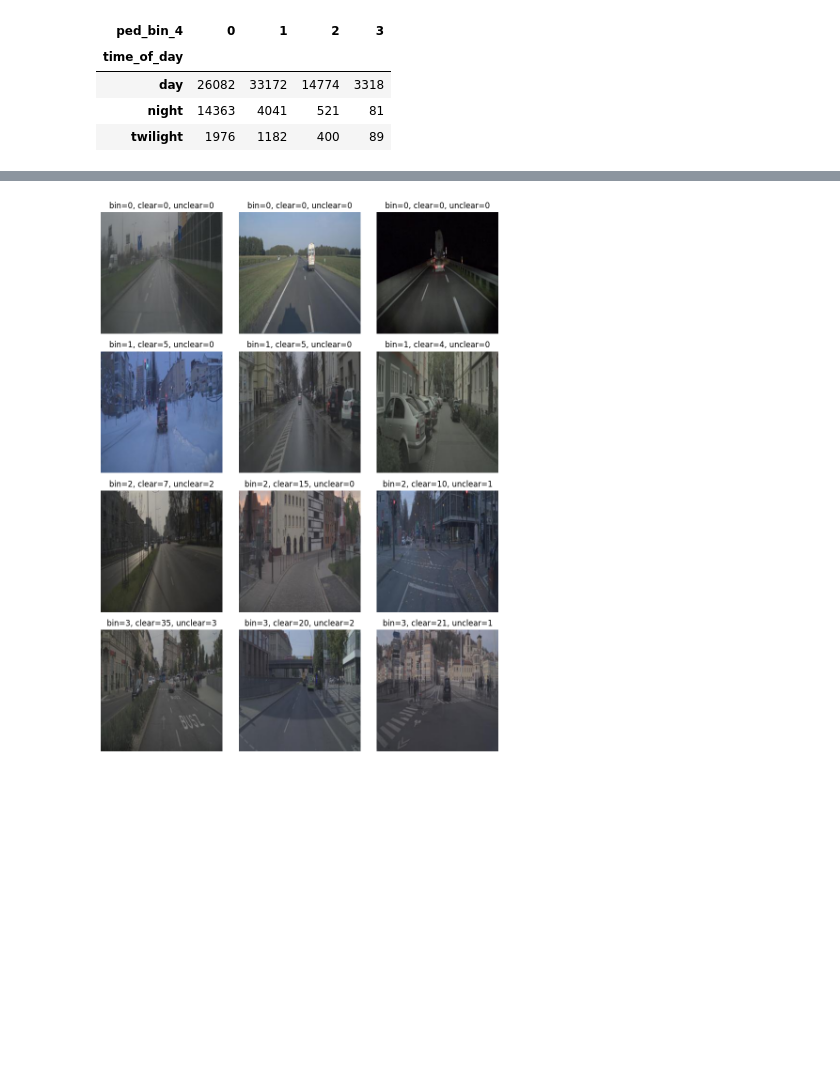
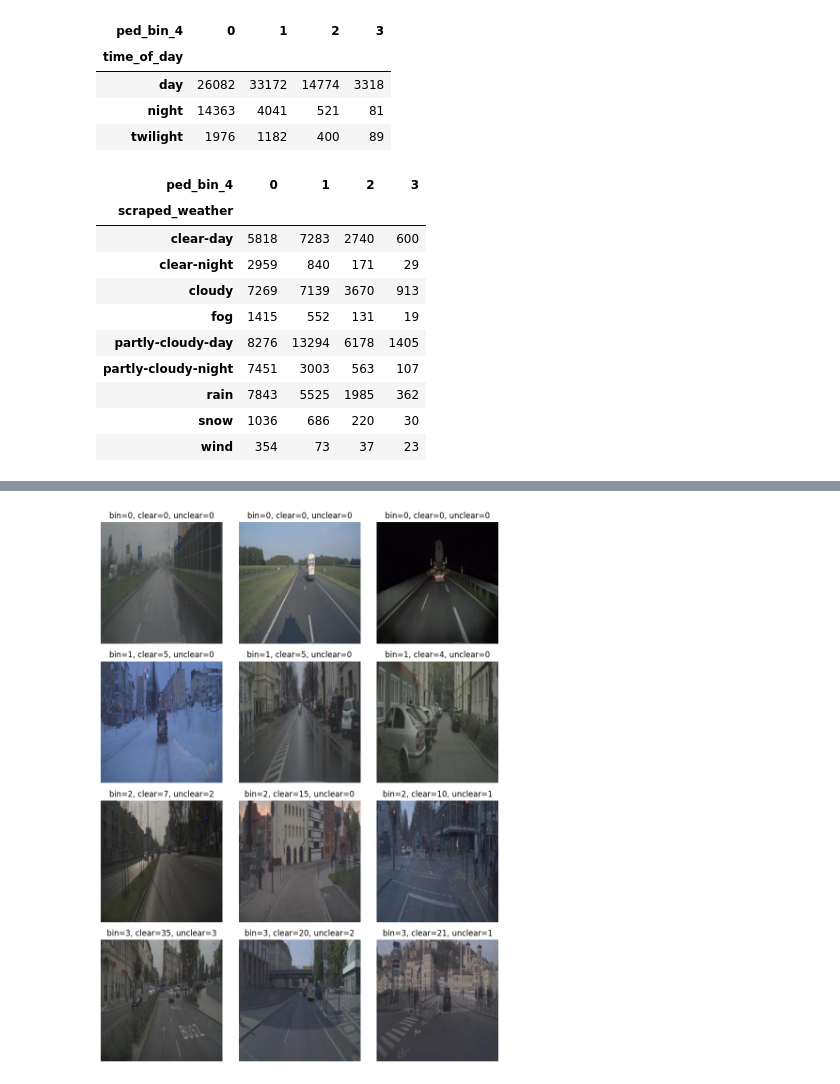
Before and after one commit to scaleoutsystems/multimodal-MoE, a Jupyter notebook: notebooks/zod_frames_index_sanity.ipynb, the cells around one changed output, grey strips where cells are left out. Saved outputs shown, nothing was run; the diff lists cells and outputs as text; code cells hidden in the pictures; blank space fills up the shorter version.

Commit message:
further sanity checks and added pedestrian presence label as column in /multimodal-MoE/outputs/index/zod256_frames.parquet

```diff
--- a/notebooks/zod_frames_index_sanity.ipynb
+++ b/notebooks/zod_frames_index_sanity.ipynb
@@ -30,4 +30,21 @@ df.shape, df.columns.tolist()
   'ped_occ_unknown',
   'ped_bin_4'])
 # %%
+""" Note that for bin_4:
+    - 0: no pedestrians
+    - 1: 1-5 pedestrians
+    - 2: 6-15 pedestrians
+    - 3: >15 pedestrians
+    - we can also define pedestrian presence 0 if bin_4 == 0, else 1.
+    """
+
+#define pedestrian presence 0 if bin_4 == 0, else 1
+#This allows us to train a model to predict pedestrian presence as well in case binning is problematic
+df["ped_presence"] = df["ped_bin_4"].apply(lambda x: 0 if x == 0 else 1)
+
 df.head()
+
+# We would like to update the parquet file to include the new column
+# First, we need to read the existing parquet file
+# Save the updated dataframe with the new column back to the parquet file
+df.to_parquet("~/multimodal-MoE/outputs/index/zod256_frames.parquet", index=False)
@@ -118,3 +142,18 @@ pd.crosstab(df["time_of_day"], df["ped_bin_4"])
 | day | 26082 | 33172 | 14774 | 3318 |
 | night | 14363 | 4041 | 521 | 81 |
 | twilight | 1976 | 1182 | 400 | 89 |
+# %%
+#Bins by weather condition
+pd.crosstab(df["scraped_weather"], df["ped_bin_4"])
+# %% [output]
+| ped_bin_4 | 0 | 1 | 2 | 3 |
+| scraped_weather |  |  |  |  |
+| clear-day | 5818 | 7283 | 2740 | 600 |
+| clear-night | 2959 | 840 | 171 | 29 |
+| cloudy | 7269 | 7139 | 3670 | 913 |
+| fog | 1415 | 552 | 131 | 19 |
+| partly-cloudy-day | 8276 | 13294 | 6178 | 1405 |
+| partly-cloudy-night | 7451 | 3003 | 563 | 107 |
+| rain | 7843 | 5525 | 1985 | 362 |
+| snow | 1036 | 686 | 220 | 30 |
+| wind | 354 | 73 | 37 | 23 |
```
Also changed, not shown: parts of 6 cells of this notebook, 1 other file.
